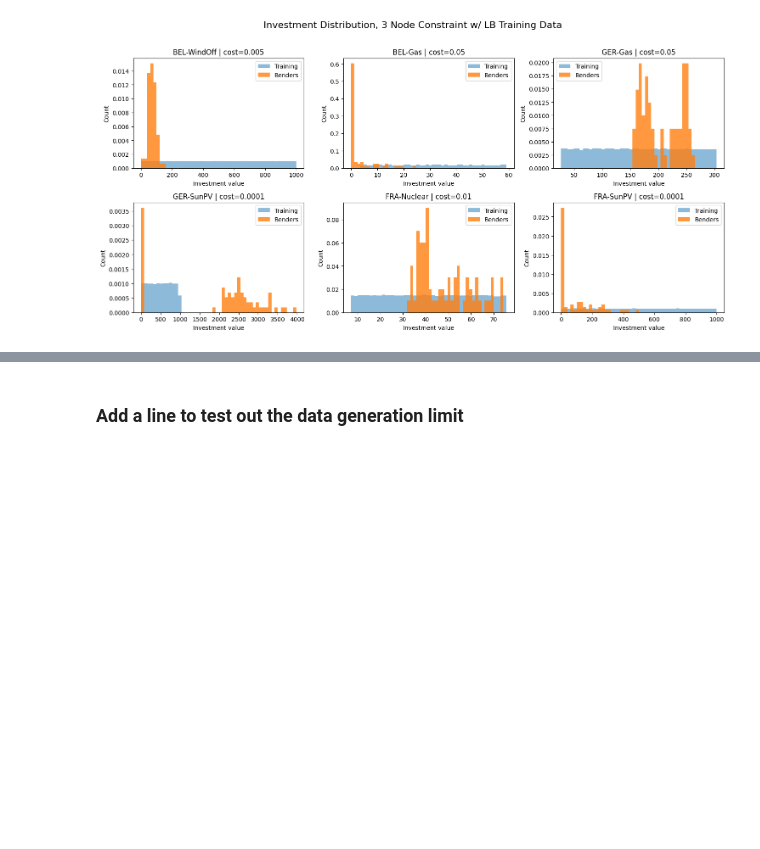
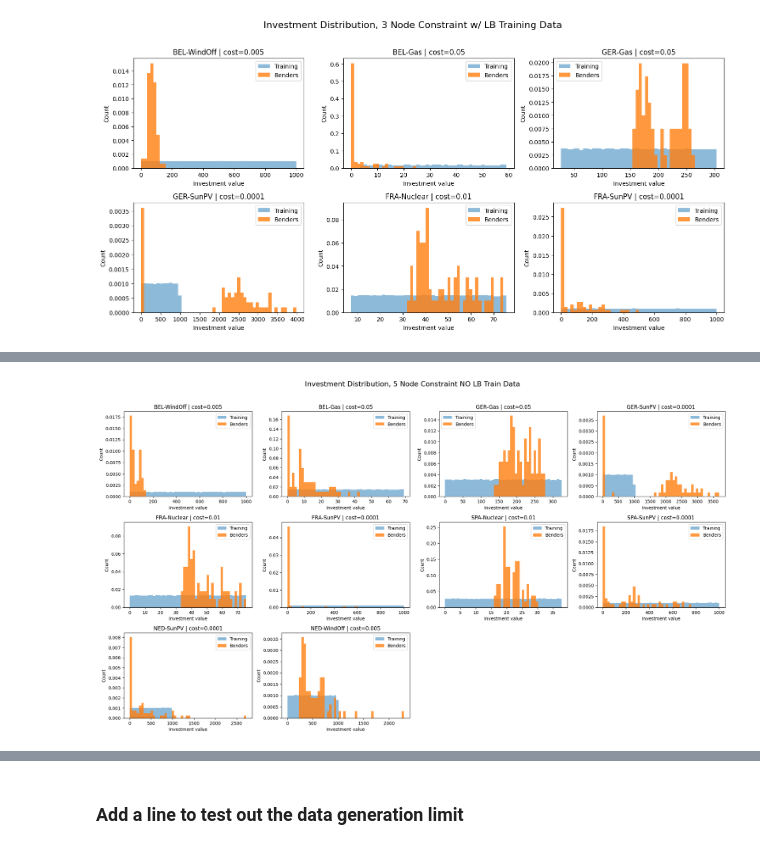
Before and after one commit to PeterrHH/ML-Enhanced-Benders, a Jupyter notebook: experiment-output/ch7/data_analysis.ipynb, the cells around one changed output, grey strips where cells are left out. Drawn from its saved outputs; the diff is of its cells as text; code cells hidden in the pictures; blank space fills up the shorter version.

```diff
--- a/experiment-output/ch7/data_analysis.ipynb
+++ b/experiment-output/ch7/data_analysis.ipynb
@@ -142,0 +158,9 @@ plot_investment_dist(training_data_path, benders_data_path,
+# %%
+benders_data_path = "../../outputs/Benders/5Node/experiment_data_sample_duration:120_start_exact:False_exact_refinement:True_run_name:train:0.8_rho:0.5_rhomax:5000_alpha:10_ConstNoLB.csv"
+training_data_path = "../../data/ED_data/Constraint/ED_NB-G-F-S-N_GB2-G2-F2-S2-N2_L6_c0_s0_p0_ui_constraint1000_smp15_GenConst_lbFalse.pkl"
+config_path = "../../config-5node.json"
+
+plot_investment_dist(training_data_path, benders_data_path,
+                     config_path, plot_name="Investment Distribution, 5 Node Constraint NO LB Train Data")
+# %% [output]
+[figure, added]
```
Also changed, not shown: parts of 7 cells of this notebook, 8 other files.
